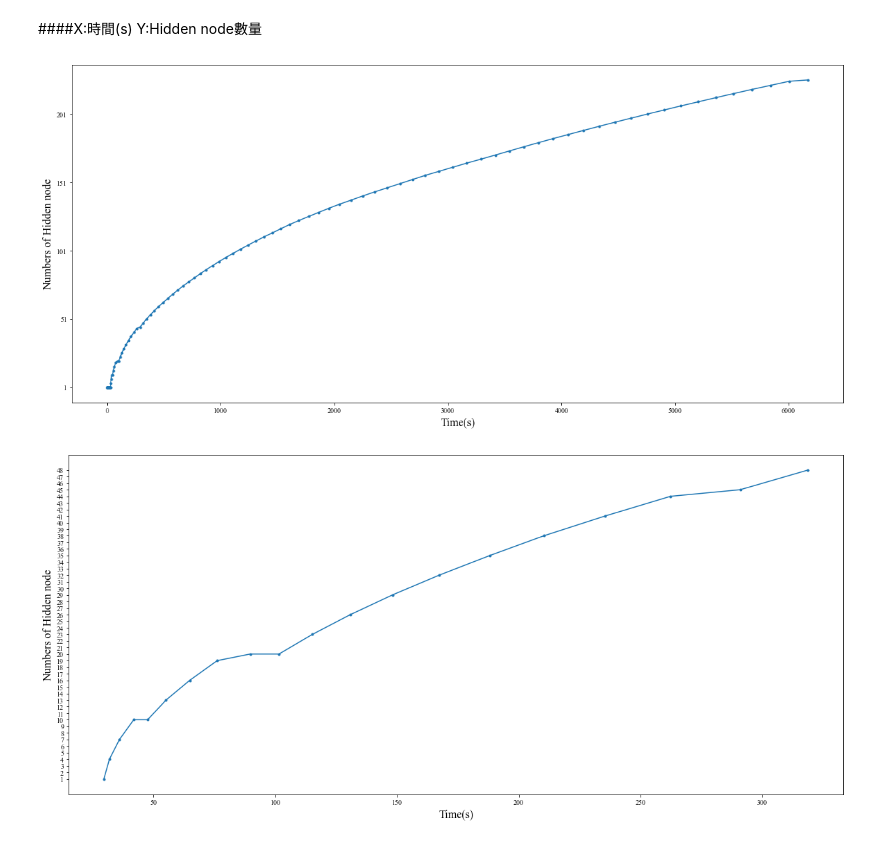
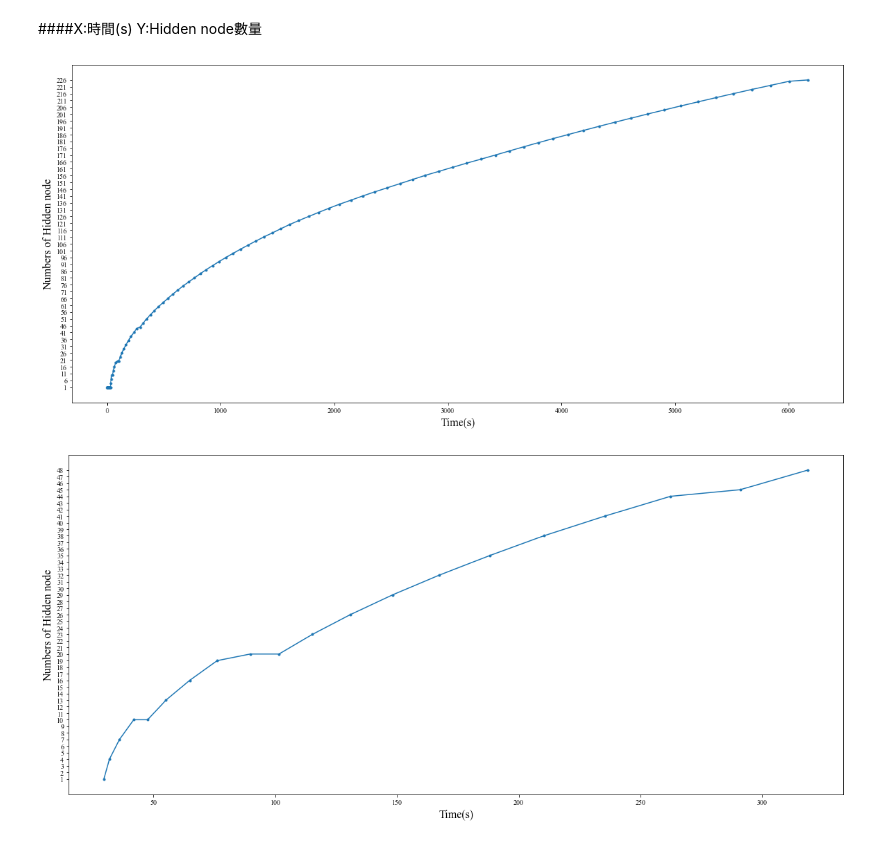
Before and after one commit to DpRams/CSI_LBW, a Jupyter notebook: CSI_LBW_1117.ipynb, the cells around one changed output. Saved outputs shown, nothing was run; the diff lists cells and outputs as text; code cells hidden in the pictures.

```diff
--- a/CSI_LBW_1117.ipynb
+++ b/CSI_LBW_1117.ipynb
@@ -1098,22 +1100,22 @@ plt.show()
 # %%
 %matplotlib inline
 import matplotlib.pyplot as plt
 
 x = timestamp
 y = list(num_hiddennodes.values())
 fig, ax = plt.subplots(1,1,figsize=(20,9))
 ax.plot(x,y,'-', marker='.')
 plt.rcParams["font.family"] = "Times New Roman"
 plt.xlabel("Time(s)", fontsize=16) #x軸標題
 plt.ylabel("Numbers of Hidden node", fontsize=16) #y軸標題
-plt.yticks(range(min(num_hiddennodes.values()), max(num_hiddennodes.values())+1,50))
+plt.yticks(range(min(num_hiddennodes.values()), max(num_hiddennodes.values())+1,5))
 # ax.text(0.95, 0.01, f'Train Accuracy : {acc_train}, F1 score : {F1_train}\nTest Accuracy : {acc_test}, F1 score : {F1_test}',
 #         verticalalignment='bottom', horizontalalignment='right',
 #         transform=ax.transAxes,
 #         color='black', fontsize=15)
 plt.show()
 # %% [output]
-[figure, old version]
+[figure, new version]
 # %%
 temp = num_hiddennodes
 # %%
```
Also changed, not shown: parts of 4 cells of this notebook.
